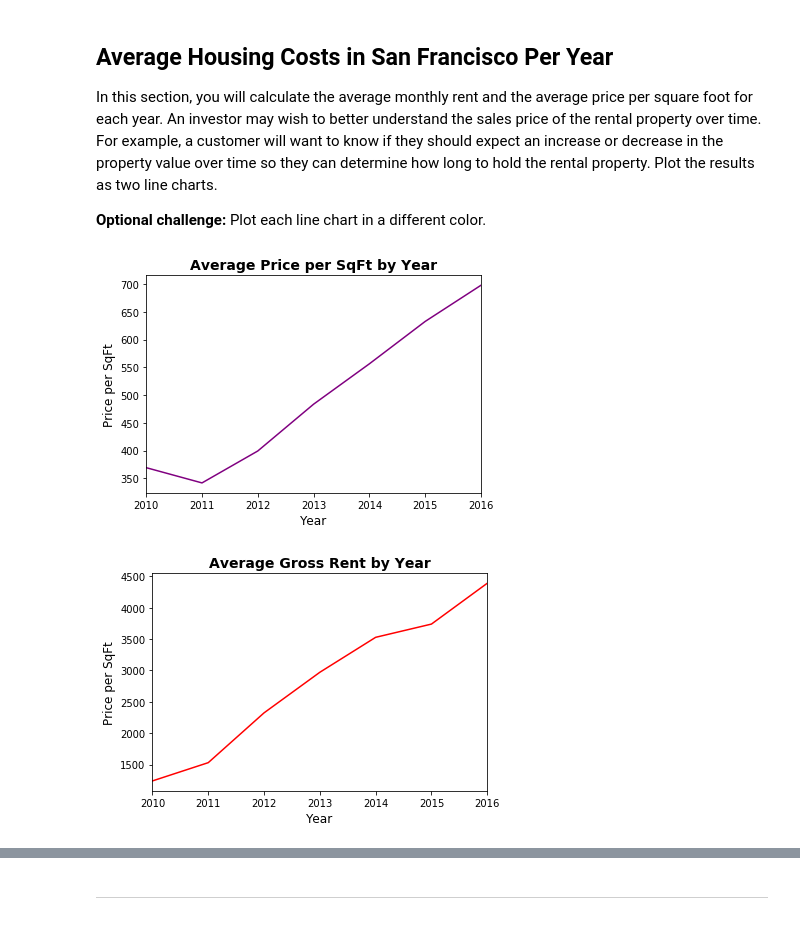
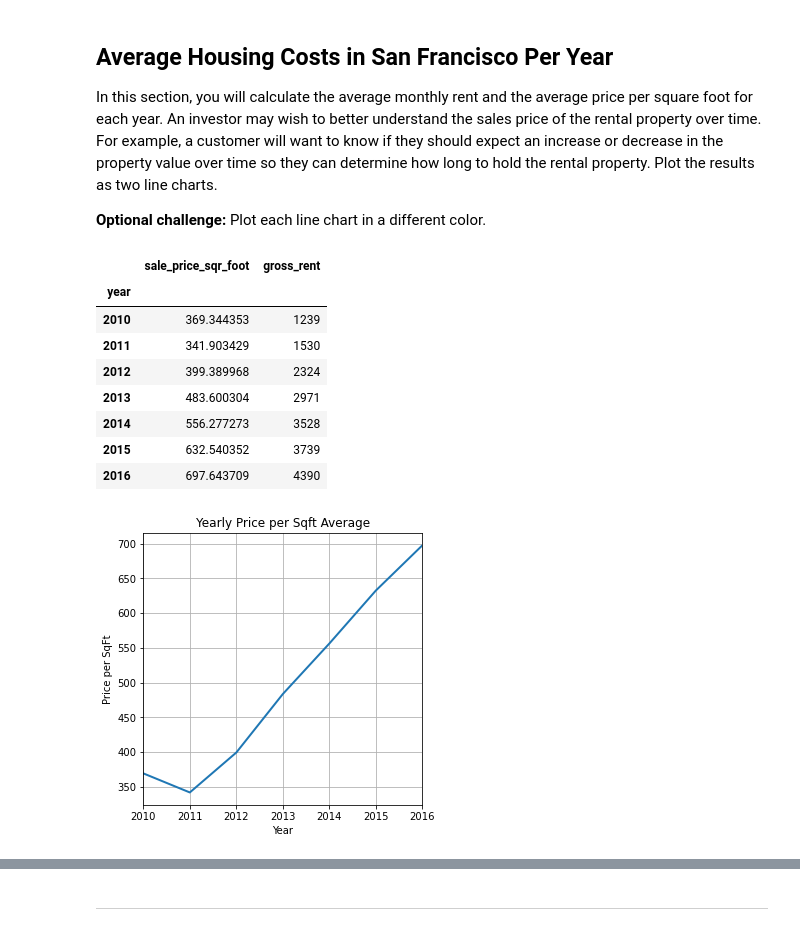
Before and after one commit to dreamscape08/Coursework, a Jupyter notebook: 00MySandbox/05-PyViz/Starter_Code/rental_analysisV1.ipynb, the cells around one changed output, grey strips where cells are left out. Drawn from its saved outputs; the diff is of its cells as text; code cells hidden in the pictures.

```diff
--- a/00MySandbox/05-PyViz/Starter_Code/rental_analysisV1.ipynb
+++ b/00MySandbox/05-PyViz/Starter_Code/rental_analysisV1.ipynb
@@ -52,7 +52,7 @@ In this section, you will calculate the number of housing units per year and vis
 # %%
 # Calculate the mean number of housing units per year (hint: use groupby)
 # Refresh on Pandas.Series Attributes(https://pandas.pydata.org/pandas-docs/stable/reference/api/pandas.Series.html)
-sfo_mean_df=sfo_data.groupby(sfo_data.index).mean()
-peryearsold=sfo_mean_df['housing_units']
-peryearsold
+units_per_year=sfo_data.groupby(sfo_data.index).mean()
+peryearsold=units_per_year['housing_units']
+units_per_year
 # %% [output]
@@ -91,15 +92,34 @@ In this section, you will calculate the average monthly rent and the average pri
 **Optional challenge:** Plot each line chart in a different color.
 # %%
 # Calculate the average sale price per square foot and average gross rent
+avghousingdf=units_per_year.drop(columns='housing_units')
+avghousingdf
+# %% [output]
+|  | sale_price_sqr_foot | gross_rent |
+| year |  |  |
+| 2010 | 369.344353 | 1239 |
+| 2011 | 341.903429 | 1530 |
+| 2012 | 399.389968 | 2324 |
+| 2013 | 483.600304 | 2971 |
+| 2014 | 556.277273 | 3528 |
+| 2015 | 632.540352 | 3739 |
+| 2016 | 697.643709 | 4390 |
 # %%
 # Create two line charts, one to plot the average sale price per square foot and another for average montly rent
-
+saleplot=avghousingdf['sale_price_sqr_foot'].plot.line(
+                     title='Yearly Price per Sqft Average'
+                    , ylabel='Price per SqFt'
+                    , xlabel='Year'
+                    , rot=0
+                    , lw=2
+                    , grid=True
+                    , figsize=(5,5)
+                    , xlim=(2010,2016)
+                                        )
 # Line chart for average sale price per square foot
 # YOUR CODE HERE!
 
 
 # Line chart for average montly rent
-# YOUR CODE HERE!
 # %% [output]
-[figure, old version]
+[figure, new version]
-[figure, removed]
```
Also changed, not shown: parts of 26 cells of this notebook, 7 other files.
